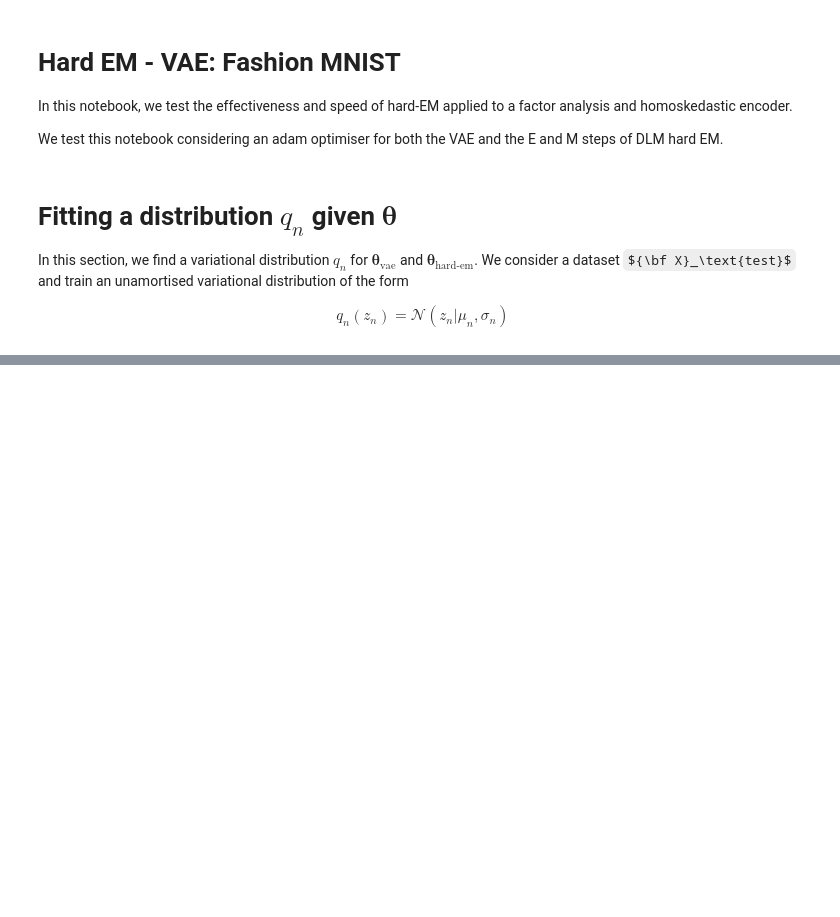
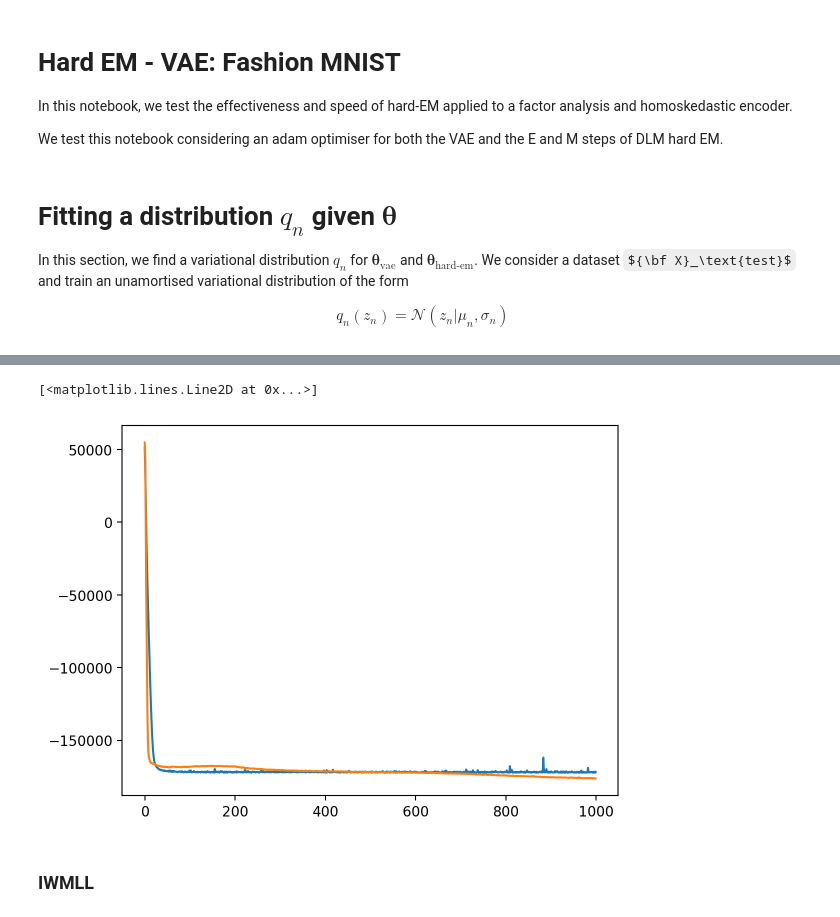
Before and after one commit to gerdm/hard-em-lvm, a Jupyter notebook: notebooks/13-hard-em-ipl-vae-multiple.ipynb, the cells around one changed output, grey strips where cells are left out. Saved outputs shown, nothing was run; the diff lists cells and outputs as text; code cells hidden in the pictures; some formulas as TeX source; blank space fills up the shorter version.

```diff
--- a/notebooks/13-hard-em-ipl-vae-multiple.ipynb
+++ b/notebooks/13-hard-em-ipl-vae-multiple.ipynb
@@ -51,0 +153,3 @@ plt.tight_layout()
+# %%
+config_mod = dict(config)
+config_mod["warmup"]["learning_rate"] = 1e-4
@@ -51,0 +161,8 @@ plt.tight_layout()
+# %%
+plt.plot(output["warmup"]["vae"]["hist_loss"])
+plt.plot(output["warmup"]["hardem"]["hist_loss"])
+# %% [output]
+[<matplotlib.lines.Line2D at 0x...>]
+[figure, added]
+# %% [markdown]
+### IWMLL
```
Also changed, not shown: parts of 36 cells of this notebook.
